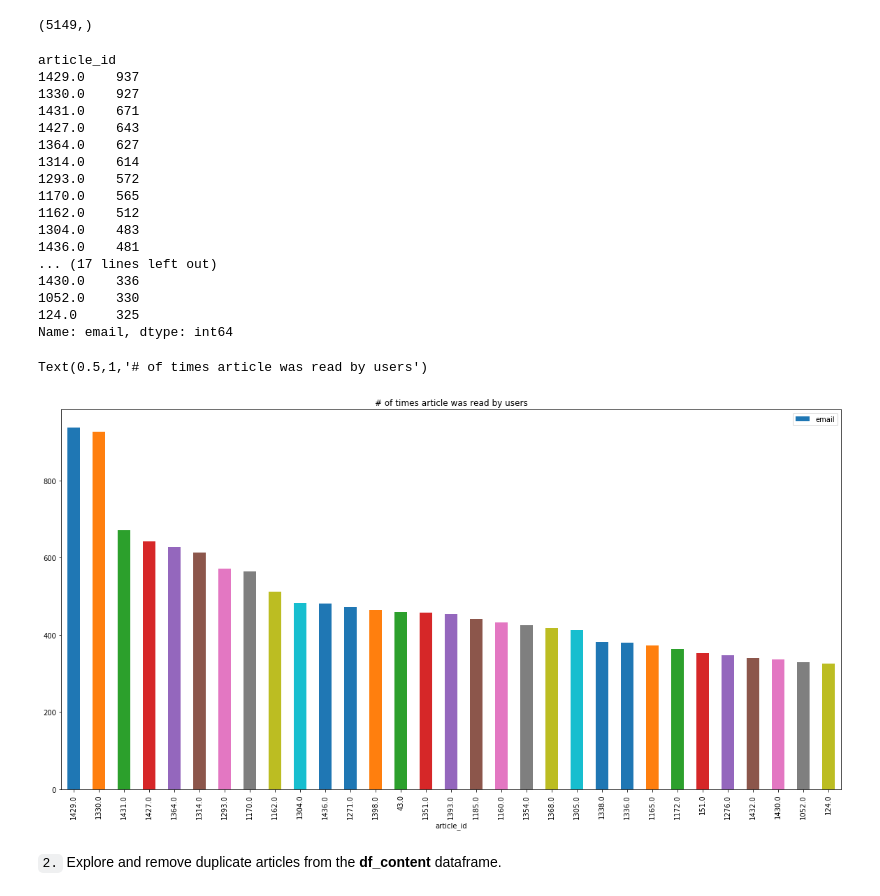
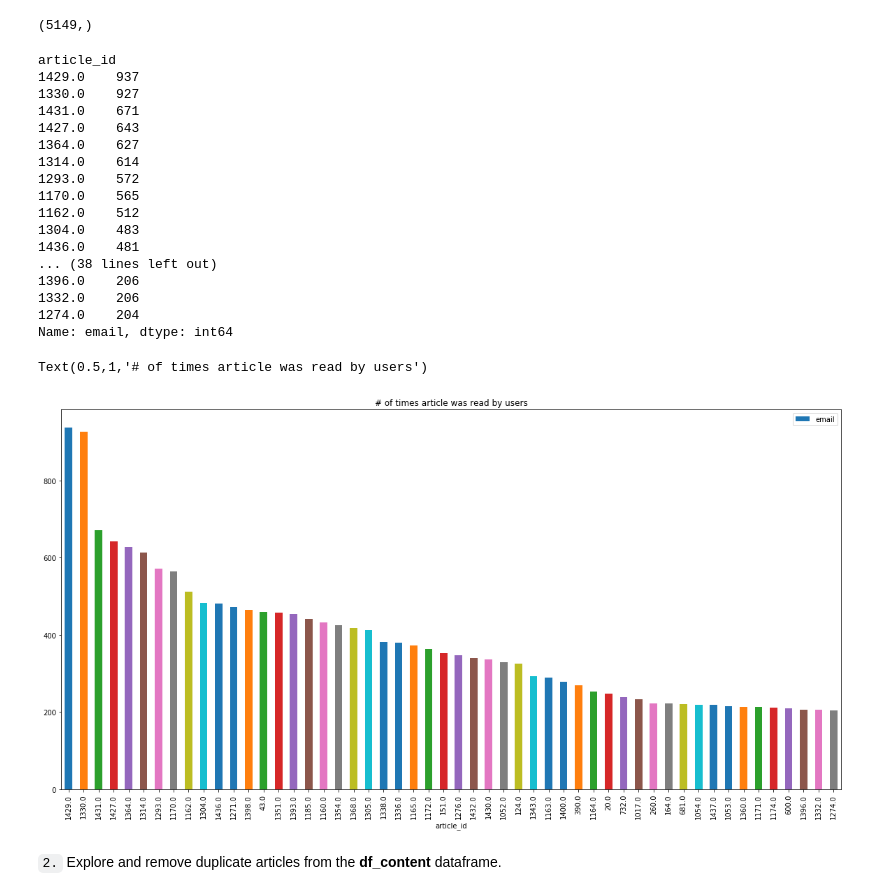
Before and after one commit to SimplifyData/Recommendation-with-IBM, a Jupyter notebook: Recommendations_with_IBM.ipynb, the cells around one changed output. Drawn from its saved outputs; the diff is of its cells as text; code cells hidden in the pictures.

Commit message:
bar chart of articles read more than 200 times each

```diff
--- a/Recommendations_with_IBM.ipynb
+++ b/Recommendations_with_IBM.ipynb
@@ -73,7 +73,7 @@ df.email.unique().shape
 # %%
 article_read_frequency = df.groupby("article_id")["email"].count()[::-1].sort_values(ascending = False)
 
-article_read_frequency[article_read_frequency > 300]
+article_read_frequency[article_read_frequency > 200]
 # %% [output]
 article_id
 1429.0    937
@@ -87,17 +87,17 @@ article_id
 1162.0    512
 1304.0    483
 1436.0    481
-... (17 lines left out)
-1430.0    336
-1052.0    330
-124.0     325
+... (38 lines left out)
+1396.0    206
+1332.0    206
+1274.0    204
 Name: email, dtype: int64
 # %%
-article_read_frequency[article_read_frequency > 300].plot(kind = "bar", figsize = (20,10), legend = True)
+article_read_frequency[article_read_frequency > 200].plot(kind = "bar", figsize = (20,10), legend = True)
 plt.title("# of times article was read by users")
 # %% [output]
 Text(0.5,1,'# of times article was read by users')
-[figure, old version]
+[figure, new version]
 # %%
 # Fill in the median and maximum number of user_article interactios below
 
```
